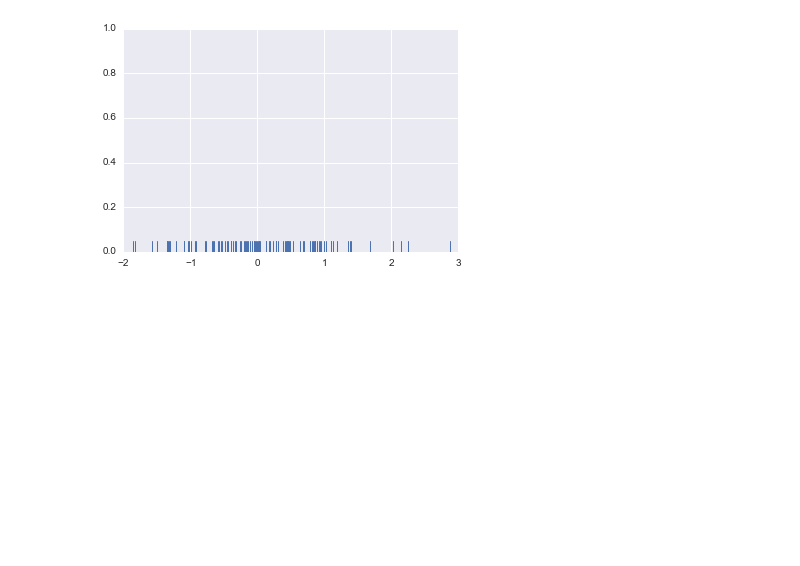
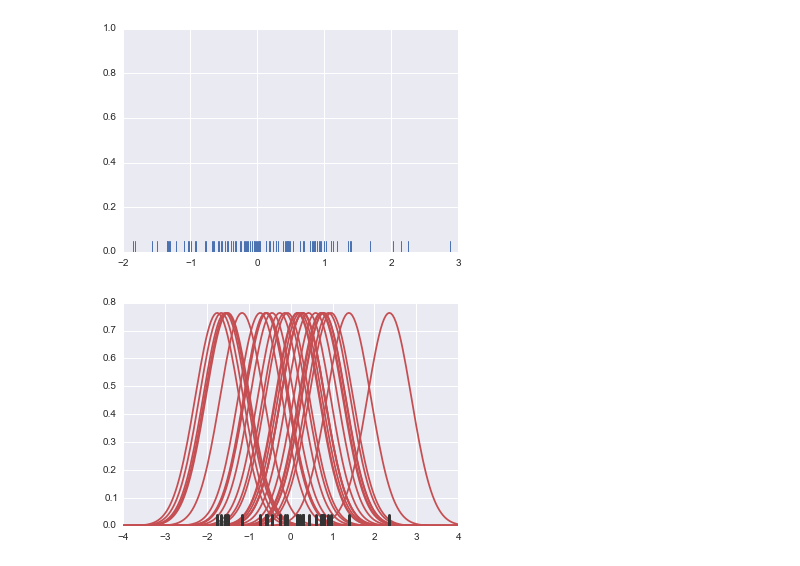
Before and after one commit to qszhuan/qszhuan-notebook, a Jupyter notebook: data-visualization/Visualize the distribution.ipynb, the cells around one changed output. Saved outputs shown, nothing was run; the diff lists cells and outputs as text; code cells hidden in the pictures; blank space fills up the shorter version.

```diff
--- a/data-visualization/Visualize the distribution.ipynb
+++ b/data-visualization/Visualize the distribution.ipynb
@@ -23,3 +32,17 @@ sns.rugplot(x)
 # %% [output]
 <matplotlib.axes._subplots.AxesSubplot at 0x...>
 [figure]
+# %%
+x = np.random.normal(0, 1, size=30)
+bandwidth = 1.06*x.std() * x.size ** (-1/5.)
+support = np.linspace(-4, 4, 200)
+# %%
+kernels = []
+for x_i in x:
+
+    kernel = stats.norm(x_i, bandwidth).pdf(support)
+    kernels.append(kernel)
+    plt.plot(support, kernel, color="r")
+sns.rugplot(x, color=".2", linewidth=3);
+# %% [output]
+[figure, added]
```
Also changed, not shown: parts of 26 cells of this notebook, 1 other file.
